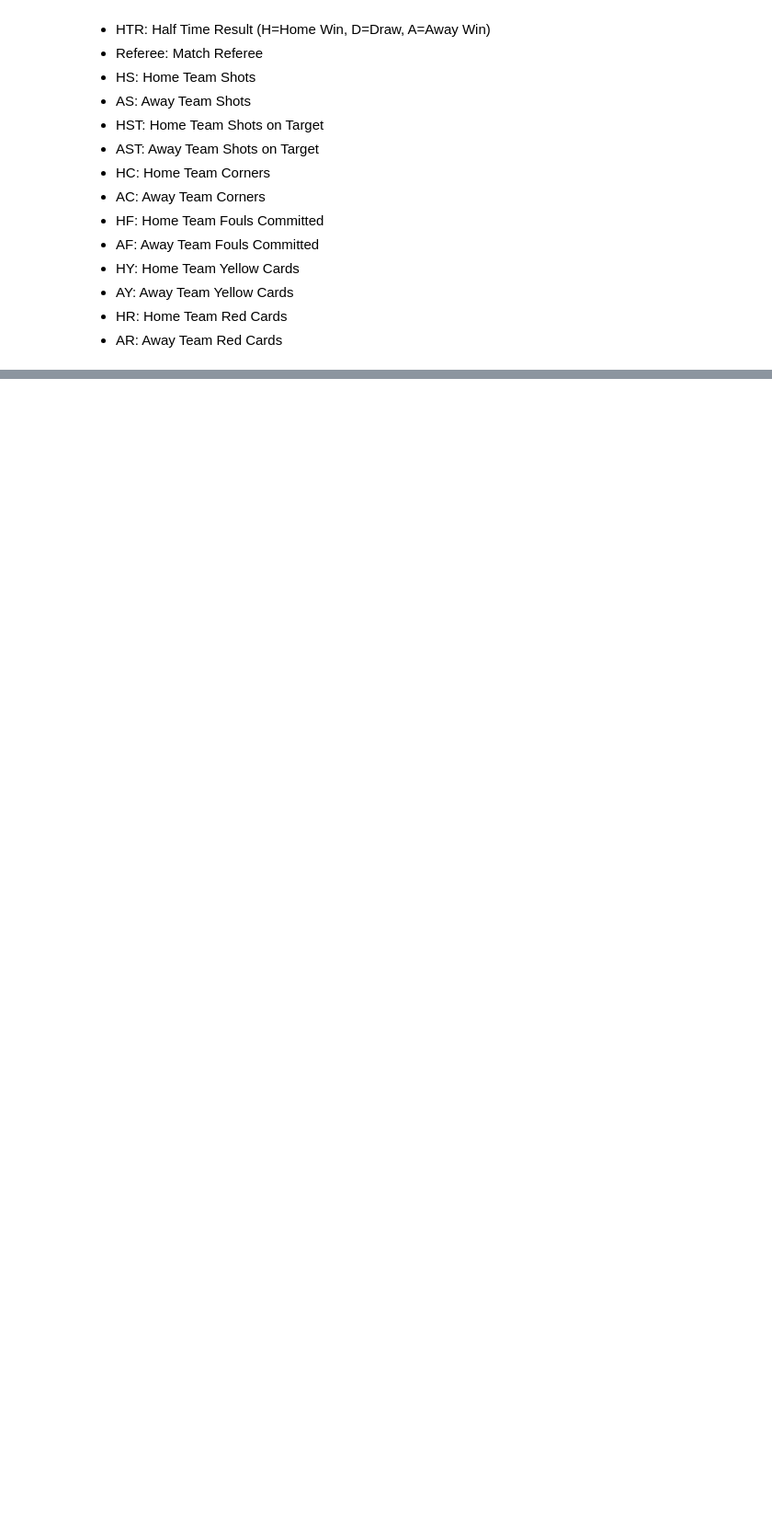
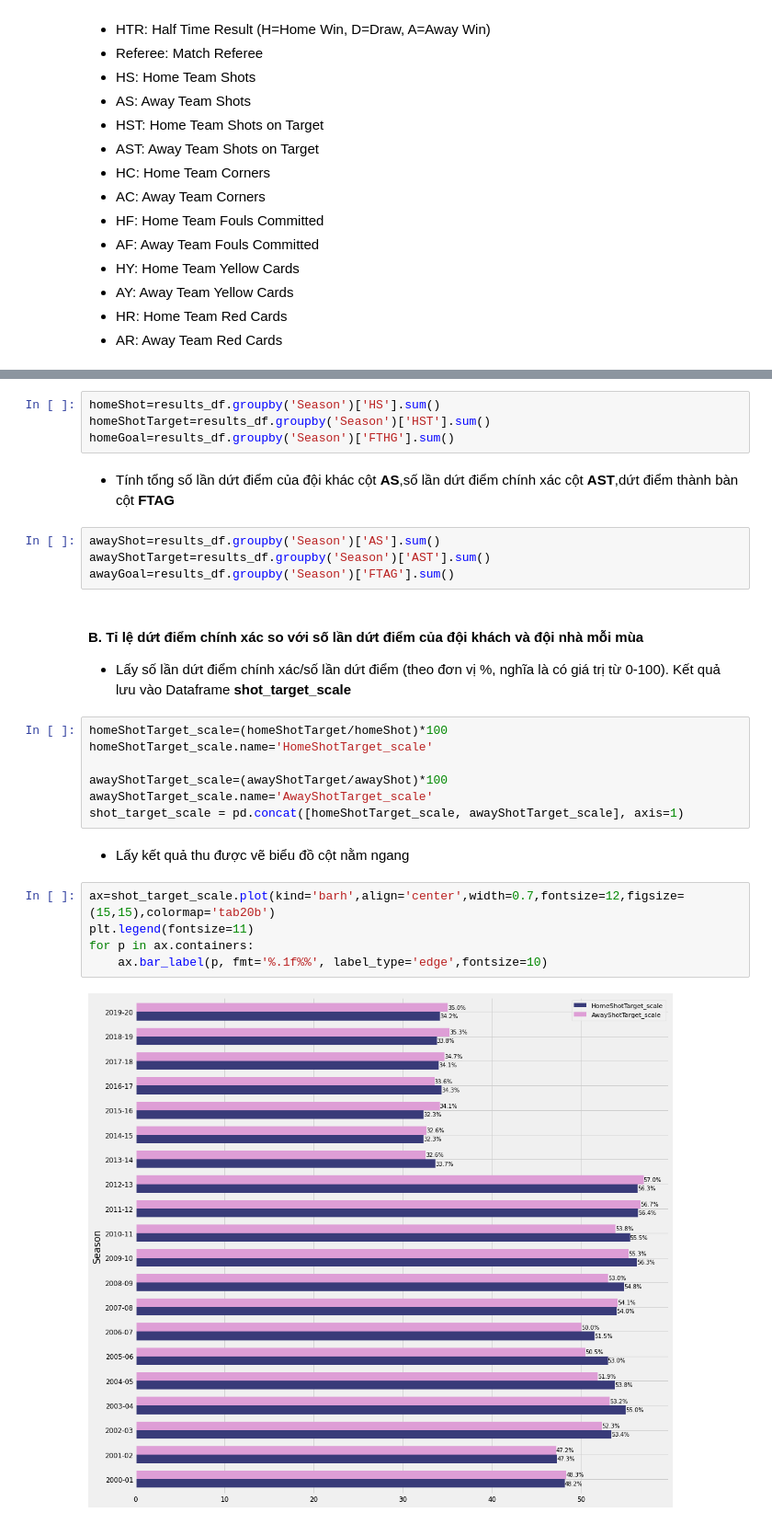
Before and after one commit to chopcolate/DataPrograming, a Jupyter notebook: Final_Project.ipynb, the cells around one changed output, grey strips where cells are left out. Shown: that part at 92% size. Saved outputs shown, nothing was run; the diff lists cells and outputs as text; blank space fills up the shorter version.

Commit message:
gộp 2 bài của 2 thành viên

```diff
--- a/Final_Project.ipynb
+++ b/Final_Project.ipynb
@@ -78,0 +292,29 @@ df.describe(include = 'all')
+# %%
+homeShot=results_df.groupby('Season')['HS'].sum()
+homeShotTarget=results_df.groupby('Season')['HST'].sum()
+homeGoal=results_df.groupby('Season')['FTHG'].sum()
+# %% [markdown]
+- Tính tổng số lần dứt điểm của đội khác cột **AS**,số lần dứt điểm chính xác cột **AST**,dứt điểm thành bàn cột **FTAG**
+# %%
+awayShot=results_df.groupby('Season')['AS'].sum()
+awayShotTarget=results_df.groupby('Season')['AST'].sum()
+awayGoal=results_df.groupby('Season')['FTAG'].sum()
+# %% [markdown]
+#### B. Tỉ lệ dứt điểm chính xác so với số lần dứt điểm của đội khách và đội nhà mỗi mùa
+   - Lấy số lần dứt điểm chính xác/số lần dứt điểm (theo đơn vị %, nghĩa là có giá trị từ 0-100). Kết quả lưu vào Dataframe **shot_target_scale**
+# %%
+homeShotTarget_scale=(homeShotTarget/homeShot)*100
+homeShotTarget_scale.name='HomeShotTarget_scale'
+
+awayShotTarget_scale=(awayShotTarget/awayShot)*100
+awayShotTarget_scale.name='AwayShotTarget_scale'
+shot_target_scale = pd.concat([homeShotTarget_scale, awayShotTarget_scale], axis=1)
+# %% [markdown]
+- Lấy kết quả thu được vẽ biểu đồ cột nằm ngang
+# %%
+ax=shot_target_scale.plot(kind='barh',align='center',width=0.7,fontsize=12,figsize=(15,15),colormap='tab20b')
+plt.legend(fontsize=11)
+for p in ax.containers:
+    ax.bar_label(p, fmt='%.1f%%', label_type='edge',fontsize=10)
+# %% [output]
+[figure, added]
```
Also changed, not shown: parts of 88 cells of this notebook.
